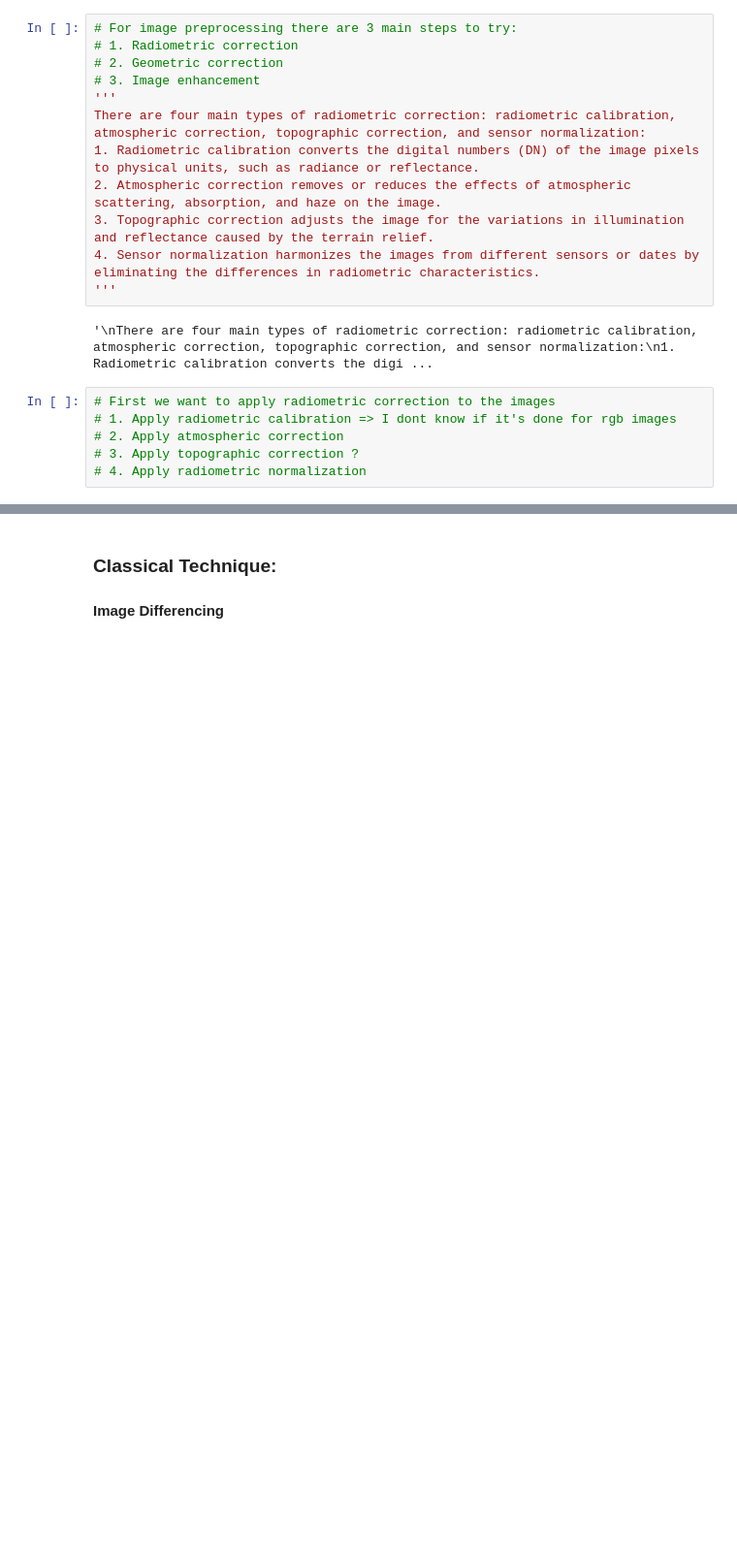
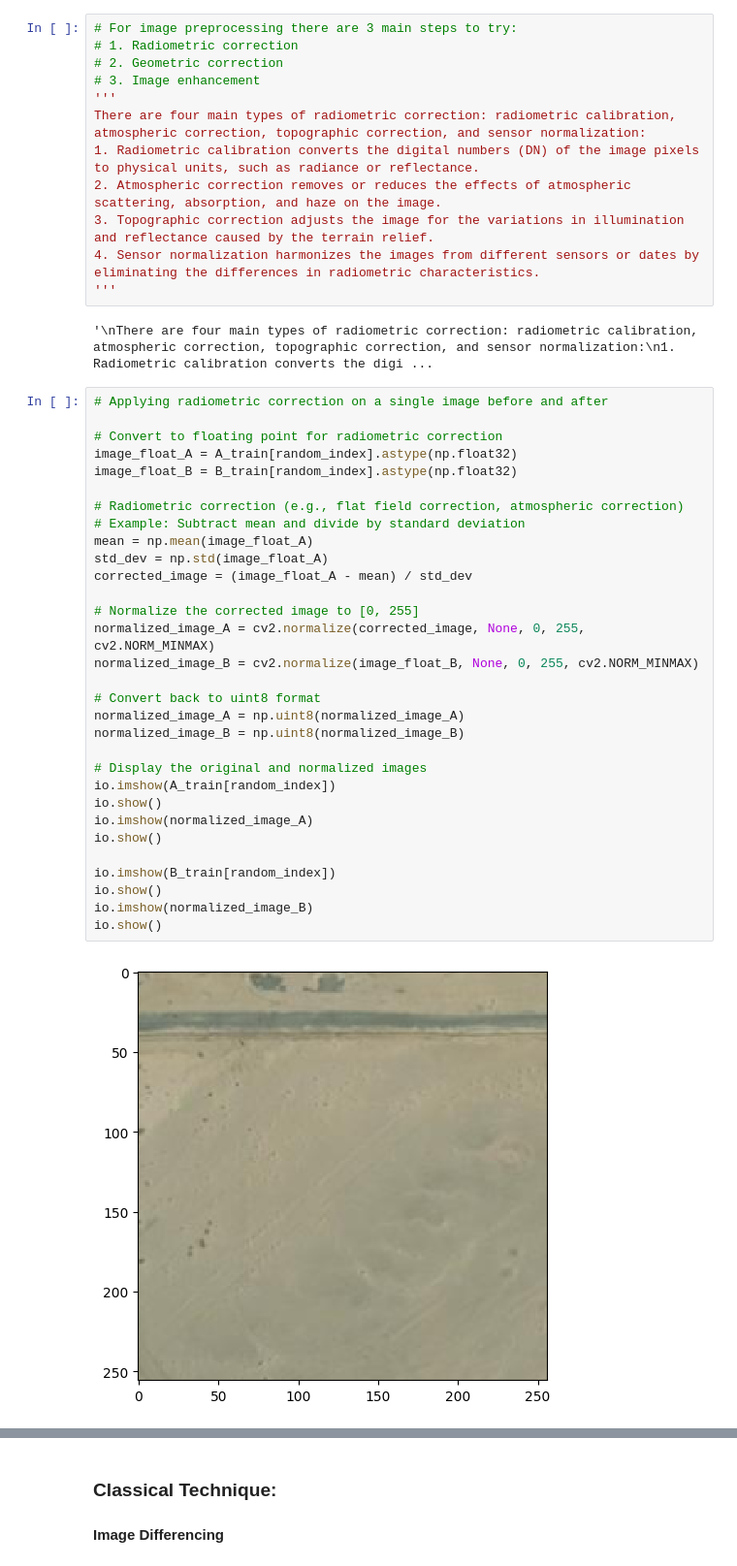
Before and after one commit to YasminElgendi/Satellite-Imagery-Project, a Jupyter notebook: change_detection.ipynb, the cells around one changed output, grey strips where cells are left out. Shown at 97% size. Saved outputs shown, nothing was run; the diff lists cells and outputs as text; blank space fills up the shorter version.

```diff
--- a/change_detection.ipynb
+++ b/change_detection.ipynb
@@ -76,9 +76,36 @@ There are four main types of radiometric correction: radiometric calibration, at
 '''
 # %% [output]
 '\nThere are four main types of radiometric correction: radiometric calibration, atmospheric correction, topographic correction, and sensor normalization:\n1. Radiometric calibration converts the digi ...
-# %%
-# First we want to apply radiometric correction to the images
-# 1. Apply radiometric calibration => I dont know if it's done for rgb images
-# 2. Apply atmospheric correction
-# 3. Apply topographic correction ?
-# 4. Apply radiometric normalization
+# %%
+# Applying radiometric correction on a single image before and after
+
+# Convert to floating point for radiometric correction
+image_float_A = A_train[random_index].astype(np.float32)
+image_float_B = B_train[random_index].astype(np.float32)
+
+# Radiometric correction (e.g., flat field correction, atmospheric correction)
+# Example: Subtract mean and divide by standard deviation
+mean = np.mean(image_float_A)
+std_dev = np.std(image_float_A)
+corrected_image = (image_float_A - mean) / std_dev
+
+# Normalize the corrected image to [0, 255]
+normalized_image_A = cv2.normalize(corrected_image, None, 0, 255, cv2.NORM_MINMAX)
+normalized_image_B = cv2.normalize(image_float_B, None, 0, 255, cv2.NORM_MINMAX)
+
+# Convert back to uint8 format
+normalized_image_A = np.uint8(normalized_image_A)
+normalized_image_B = np.uint8(normalized_image_B)
+
+# Display the original and normalized images
+io.imshow(A_train[random_index])
+io.show()
+io.imshow(normalized_image_A)
+io.show()
+
+io.imshow(B_train[random_index])
+io.show()
+io.imshow(normalized_image_B)
+io.show()
+# %% [output]
+[figure, added]
```
Also changed, not shown: parts of 4 cells of this notebook.
